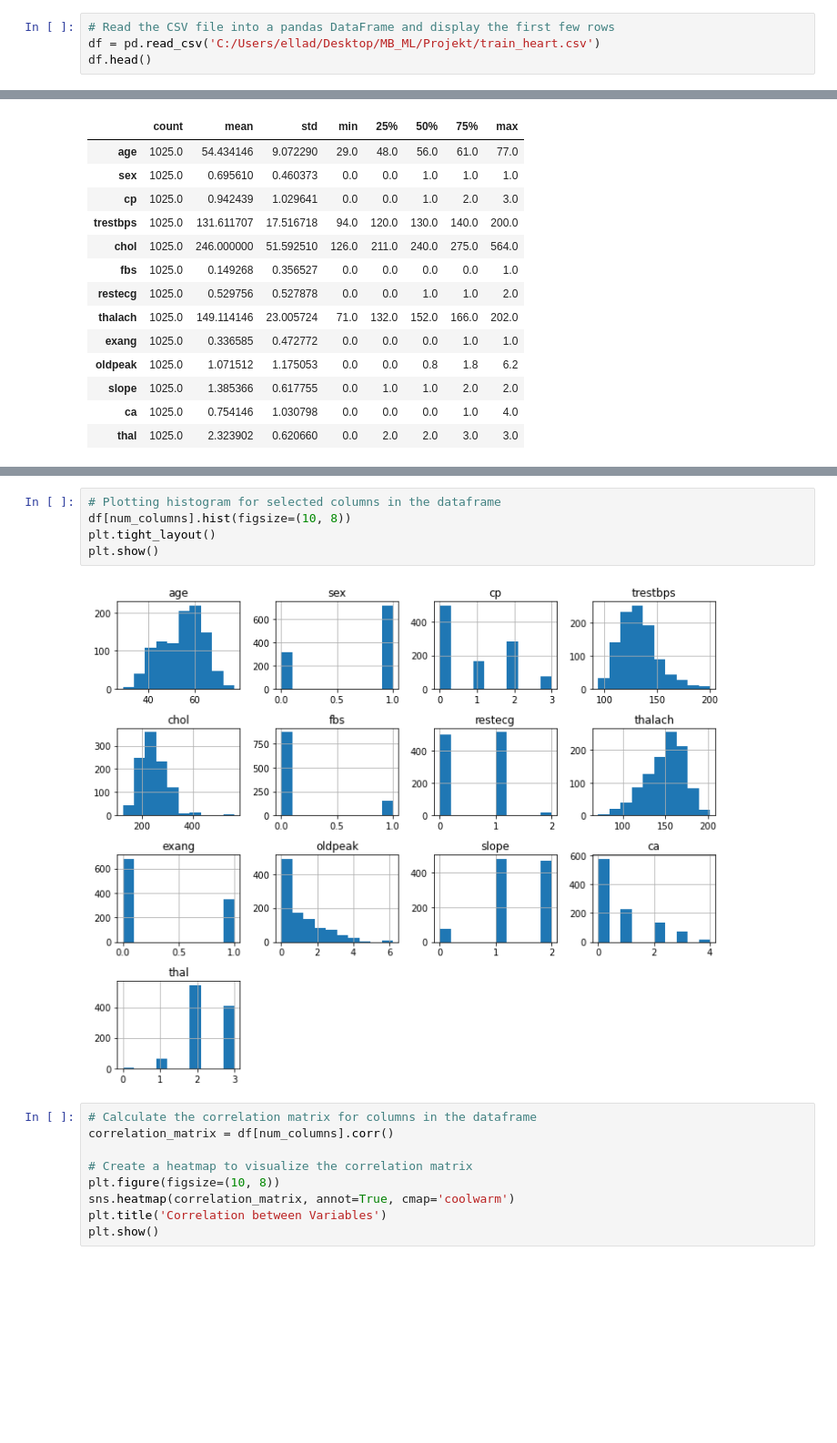
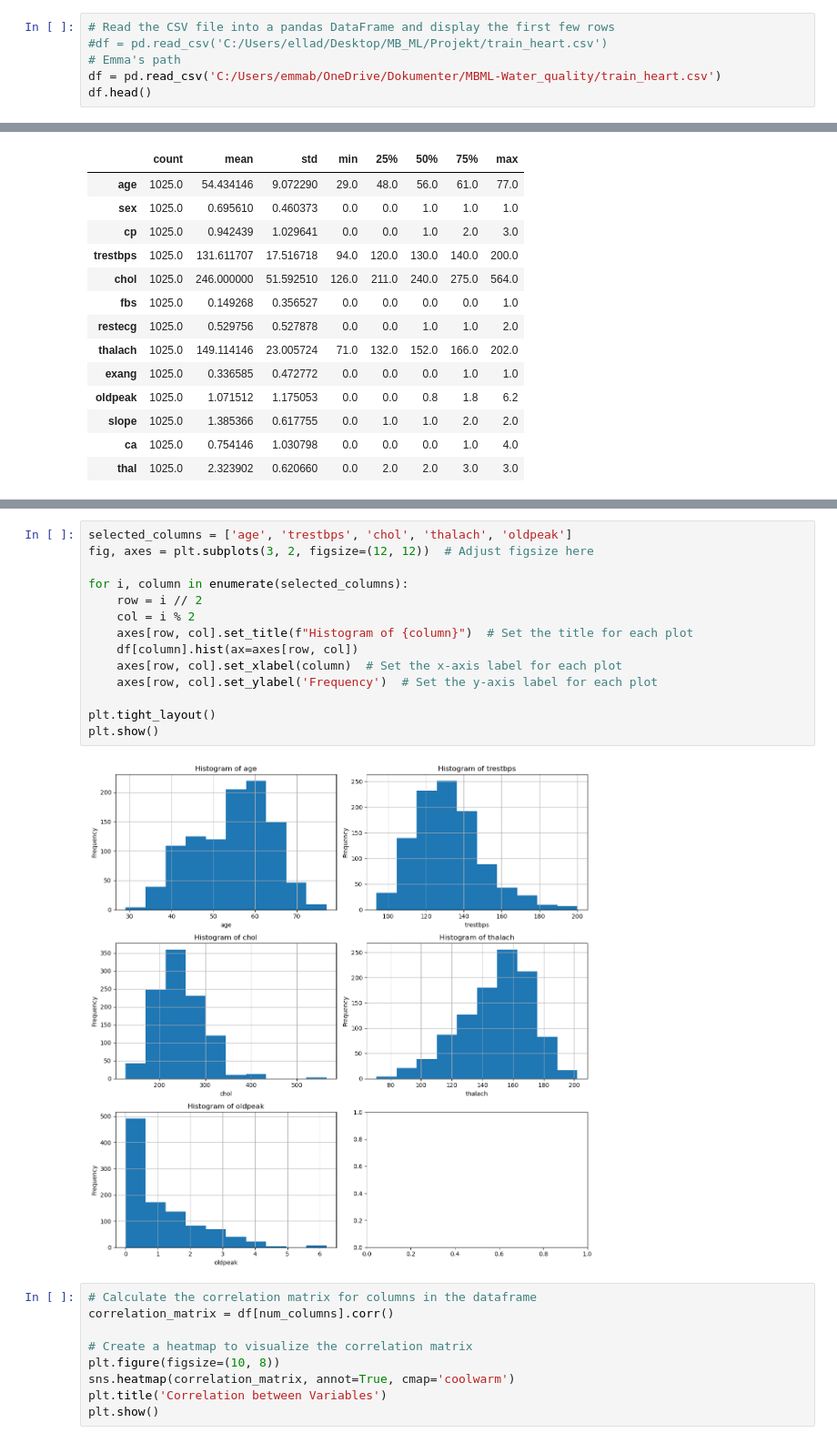
Before and after one commit to Frederik12345678/MBML-Water_quality, a Jupyter notebook: notebook_heart.ipynb, the cells around one changed output, grey strips where cells are left out. Shown at 91% size. Drawn from its saved outputs; the diff is of its cells as text; blank space fills up the shorter version.

```diff
--- a/notebook_heart.ipynb
+++ b/notebook_heart.ipynb
@@ -12,7 +12,9 @@ from sklearn.metrics import confusion_matrix, classification_report, precision_r
 from sklearn.metrics import accuracy_score, precision_score, recall_score, f1_score
 # %%
 # Read the CSV file into a pandas DataFrame and display the first few rows
-df = pd.read_csv('C:/Users/ellad/Desktop/MB_ML/Projekt/train_heart.csv')
+#df = pd.read_csv('C:/Users/ellad/Desktop/MB_ML/Projekt/train_heart.csv')
+# Emma's path
+df = pd.read_csv('C:/Users/emmab/OneDrive/Dokumenter/MBML-Water_quality/train_heart.csv')
 df.head()
 # %% [output]
 |  | age | sex | cp | trestbps | chol | fbs | restecg | thalach | exang | oldpeak | slope | ... |
@@ -102,11 +103,20 @@ target        1.0
 dtype: float64
-# %%
-# Plotting histogram for selected columns in the dataframe
-df[num_columns].hist(figsize=(10, 8))
-plt.tight_layout()
-plt.show()
-# %% [output]
-[figure, removed]
+# %%
+selected_columns = ['age', 'trestbps', 'chol', 'thalach', 'oldpeak']
+fig, axes = plt.subplots(3, 2, figsize=(12, 12))  # Adjust figsize here
+
+for i, column in enumerate(selected_columns):
+    row = i // 2
+    col = i % 2
+    axes[row, col].set_title(f"Histogram of {column}")  # Set the title for each plot
+    df[column].hist(ax=axes[row, col])
+    axes[row, col].set_xlabel(column)  # Set the x-axis label for each plot
+    axes[row, col].set_ylabel('Frequency')  # Set the y-axis label for each plot
+
+plt.tight_layout()
+plt.show()
+# %% [output]
+[figure, added]
 # %%
 # Calculate the correlation matrix for columns in the dataframe
 correlation_matrix = df[num_columns].corr()
```
Also changed, not shown: parts of 1 cell of this notebook.
